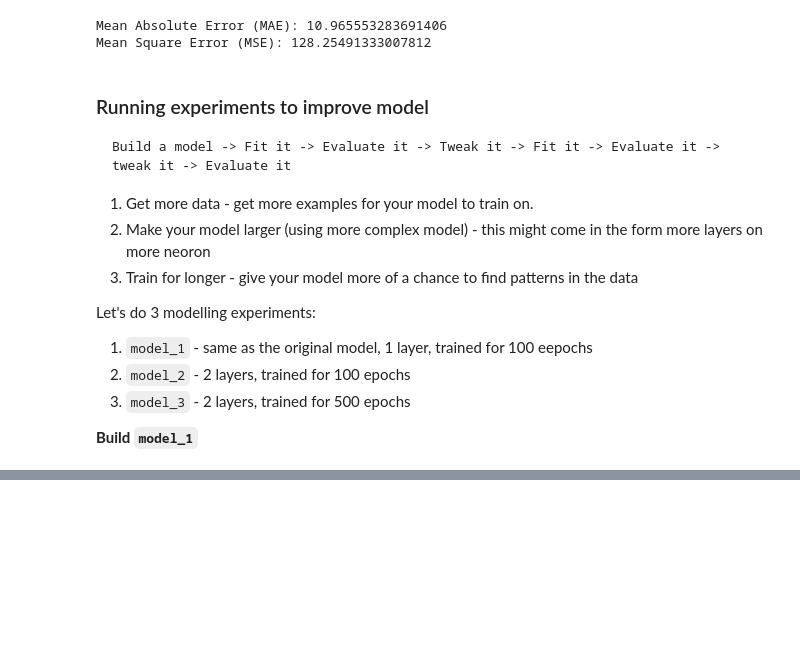
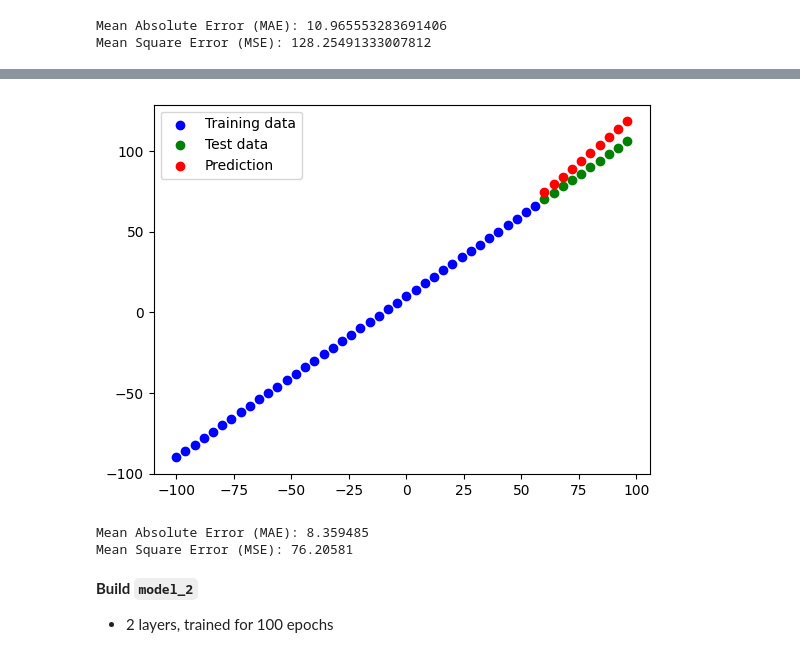
Before and after one commit to SedatParlak/tensorflow, a Jupyter notebook: 01_tensorflow_regression.ipynb, the cells around one changed output, grey strips where cells are left out. Saved outputs shown, nothing was run; the diff lists cells and outputs as text; code cells hidden in the pictures; blank space fills up the shorter version.

````diff
--- a/01_tensorflow_regression.ipynb
+++ b/01_tensorflow_regression.ipynb
@@ -617,21 +617,12 @@ print(f'Mean Square Error (MSE): {mse(y_test, y_pred)}')
 # %% [output]
 Mean Absolute Error (MAE): 10.965553283691406
 Mean Square Error (MSE): 128.25491333007812
-# %% [markdown]
-### Running experiments to improve model
-
-```
-Build a model -> Fit it -> Evaluate it -> Tweak it -> Fit it -> Evaluate it -> tweak it -> Evaluate it
-```
-
-1. Get more data - get more examples for your model to train on.
-2. Make your model larger (using more complex model) - this might come in the form more layers on more neoron
-3. Train for longer - give your model more of a chance to find patterns in the data
-
-Let's do 3 modelling experiments:
-
-1. `model_1` - same as the original model, 1 layer, trained for 100 eepochs
-2. `model_2` - 2 layers, trained for 100 epochs
-3. `model_3` - 2 layers, trained for 500 epochs
-
-**Build `model_1`**
+# %%
+# Make and plot prediction for model_1
+y_pred_1 = model_1.predict(X_test)
+plot_prediction(train_data=X_train,
+                train_labels=y_train,
+                test_data=X_test,
+                test_labels=y_test,
+                predictions=y_pred_1)
+# %% [output]
@@ -638 +630,13 @@ Let's do 3 modelling experiments:
+[figure, added]
+# %%
+# Calculate evaluation metrics for model_!
+print('Mean Absolute Error (MAE):', mae(y_test, y_pred_1))
+print('Mean Square Error (MSE):', mse(y_test, y_pred_1))
+# %% [output]
+Mean Absolute Error (MAE): 8.359485
+Mean Square Error (MSE): 76.20581
+# %% [markdown]
+**Build `model_2`**
+
+* 2 layers, trained for 100 epochs
 # %%
````
Also changed, not shown: parts of 2 cells of this notebook.
